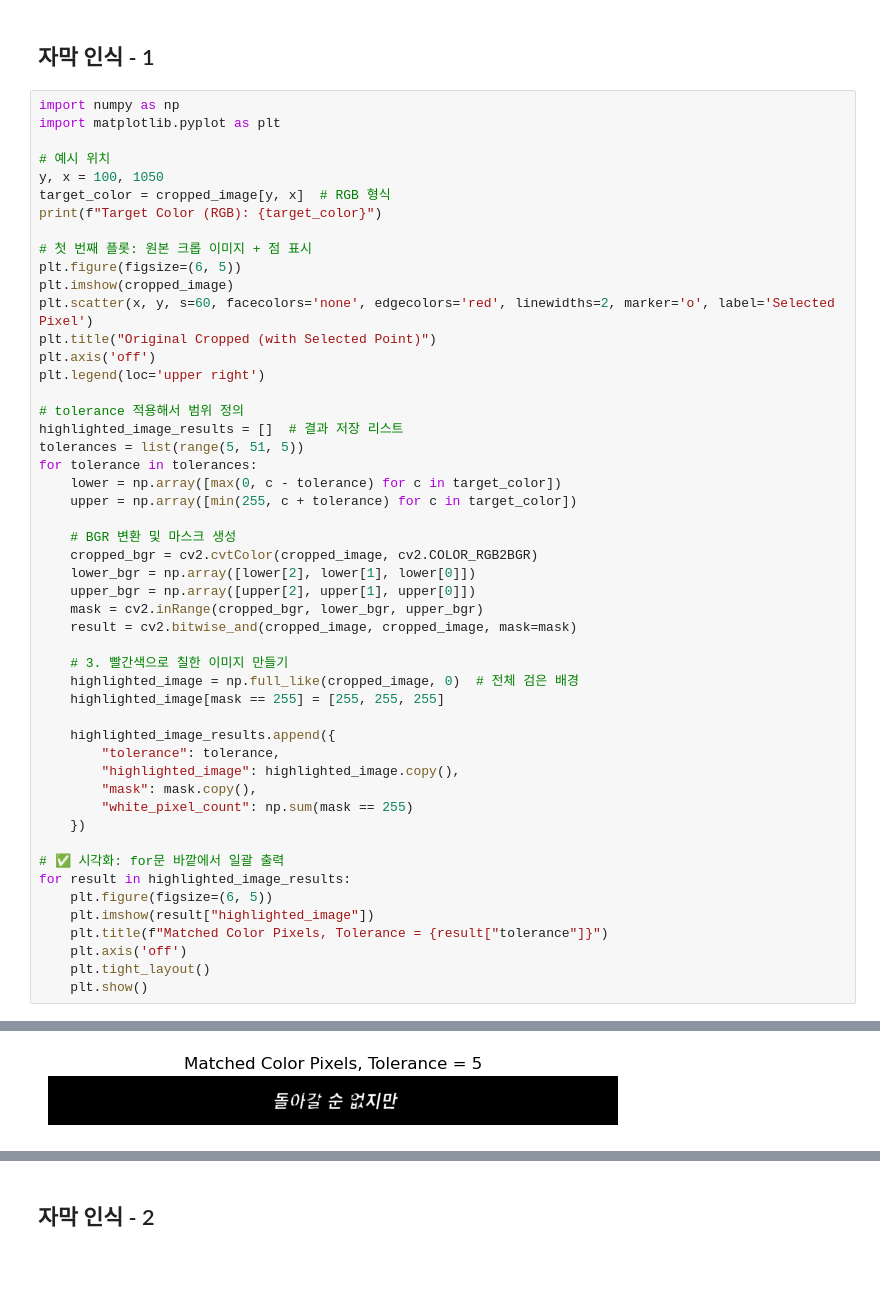
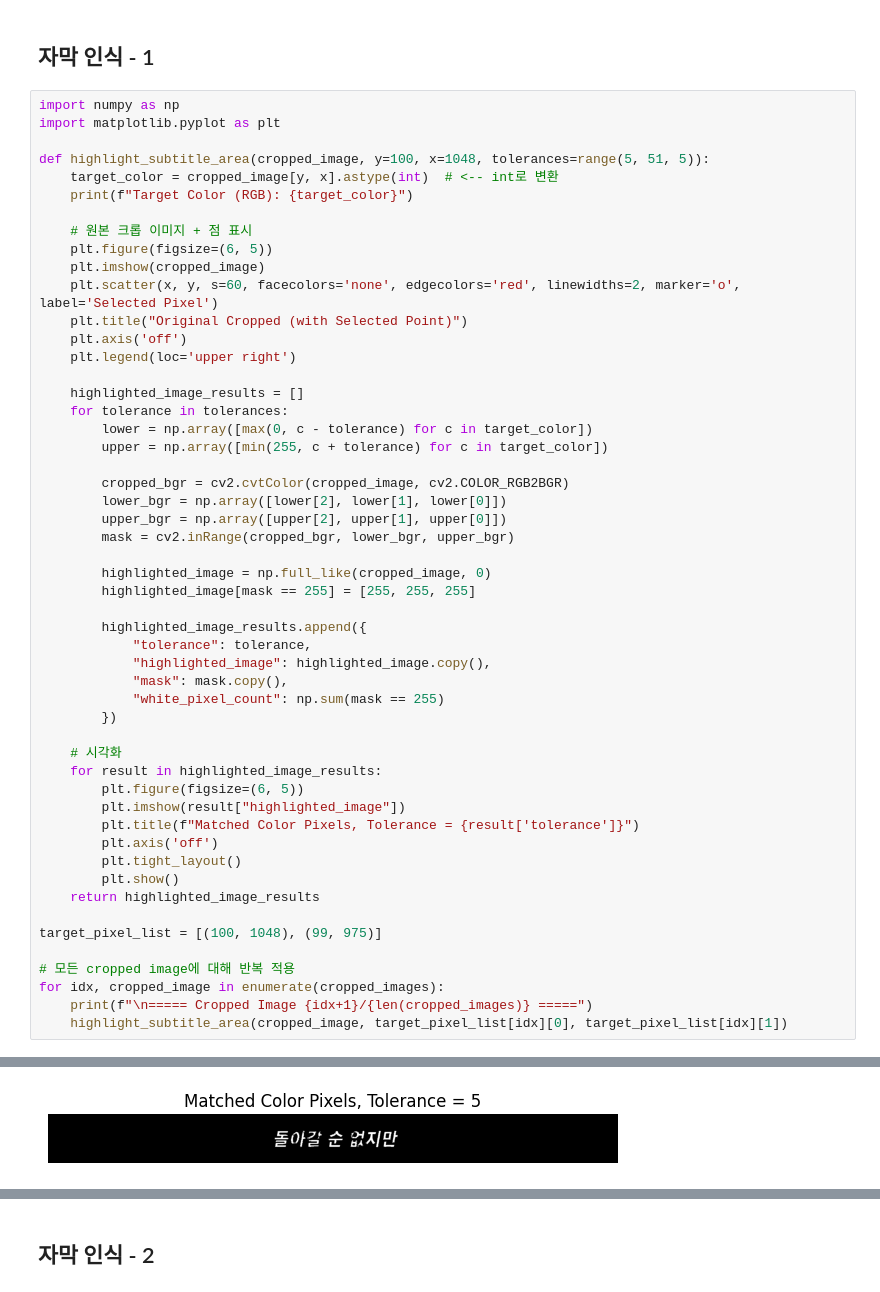
Before and after one commit to LeeGwanWoo/computer_vision_project, a Jupyter notebook: project.ipynb, the cells around one changed output, grey strips where cells are left out. Saved outputs shown, nothing was run; the diff lists cells and outputs as text; blank space fills up the shorter version.

```diff
--- a/project.ipynb
+++ b/project.ipynb
@@ -65,50 +85,52 @@ plt.show()
 import numpy as np
 import matplotlib.pyplot as plt
 
-# 예시 위치
-y, x = 100, 1050
-target_color = cropped_image[y, x]  # RGB 형식
-print(f"Target Color (RGB): {target_color}")
+def highlight_subtitle_area(cropped_image, y=100, x=1048, tolerances=range(5, 51, 5)):
+    target_color = cropped_image[y, x].astype(int)  # <-- int로 변환
+    print(f"Target Color (RGB): {target_color}")
 
-# 첫 번째 플롯: 원본 크롭 이미지 + 점 표시
-plt.figure(figsize=(6, 5))
-plt.imshow(cropped_image)
-plt.scatter(x, y, s=60, facecolors='none', edgecolors='red', linewidths=2, marker='o', label='Selected Pixel')
-plt.title("Original Cropped (with Selected Point)")
-plt.axis('off')
-plt.legend(loc='upper right')
+    # 원본 크롭 이미지 + 점 표시
+    plt.figure(figsize=(6, 5))
+    plt.imshow(cropped_image)
+    plt.scatter(x, y, s=60, facecolors='none', edgecolors='red', linewidths=2, marker='o', label='Selected Pixel')
+    plt.title("Original Cropped (with Selected Point)")
+    plt.axis('off')
+    plt.legend(loc='upper right')
 
-# tolerance 적용해서 범위 정의
-highlighted_image_results = []  # 결과 저장 리스트
-tolerances = list(range(5, 51, 5))
-for tolerance in tolerances:
-    lower = np.array([max(0, c - tolerance) for c in target_color])
-    upper = np.array([min(255, c + tolerance) for c in target_color])
+    highlighted_image_results = []
+    for tolerance in tolerances:
+        lower = np.array([max(0, c - tolerance) for c in target_color])
+        upper = np.array([min(255, c + tolerance) for c in target_color])
 
-    # BGR 변환 및 마스크 생성
-    cropped_bgr = cv2.cvtColor(cropped_image, cv2.COLOR_RGB2BGR)
-    lower_bgr = np.array([lower[2], lower[1], lower[0]])
-    upper_bgr = np.array([upper[2], upper[1], upper[0]])
-    mask = cv2.inRange(cropped_bgr, lower_bgr, upper_bgr)
-    result = cv2.bitwise_and(cropped_image, cropped_image, mask=mask)
+        cropped_bgr = cv2.cvtColor(cropped_image, cv2.COLOR_RGB2BGR)
+        lower_bgr = np.array([lower[2], lower[1], lower[0]])
+        upper_bgr = np.array([upper[2], upper[1], upper[0]])
+        mask = cv2.inRange(cropped_bgr, lower_bgr, upper_bgr)
 
-    # 3. 빨간색으로 칠한 이미지 만들기
-    highlighted_image = np.full_like(cropped_image, 0)  # 전체 검은 배경
-    highlighted_image[mask == 255] = [255, 255, 255]
+        highlighted_image = np.full_like(cropped_image, 0)
+        highlighted_image[mask == 255] = [255, 255, 255]
 
-    highlighted_image_results.append({
-        "tolerance": tolerance,
-        "highlighted_image": highlighted_image.copy(),
-        "mask": mask.copy(),
-        "white_pixel_count": np.sum(mask == 255)
-    })
+        highlighted_image_results.append({
+            "tolerance": tolerance,
+            "highlighted_image": highlighted_image.copy(),
+            "mask": mask.copy(),
+            "white_pixel_count": np.sum(mask == 255)
+        })
 
-# ✅ 시각화: for문 바깥에서 일괄 출력
-for result in highlighted_image_results:
-    plt.figure(figsize=(6, 5))
-    plt.imshow(result["highlighted_image"])
-    plt.title(f"Matched Color Pixels, Tolerance = {result["tolerance"]}")
-    plt.axis('off')
-    plt.tight_layout()
-    plt.show()
+    # 시각화
+    for result in highlighted_image_results:
+        plt.figure(figsize=(6, 5))
+        plt.imshow(result["highlighted_image"])
+        plt.title(f"Matched Color Pixels, Tolerance = {result['tolerance']}")
+        plt.axis('off')
+        plt.tight_layout()
+        plt.show()
+    return highlighted_image_results
+
+target_pixel_list = [(100, 1048), (99, 975)]
+
+# 모든 cropped image에 대해 반복 적용
+for idx, cropped_image in enumerate(cropped_images):
+    print(f"\n===== Cropped Image {idx+1}/{len(cropped_images)} =====")
+    highlight_subtitle_area(cropped_image, target_pixel_list[idx][0], target_pixel_list[idx][1])
 # %% [output]
@@ -115,3 +138,3 @@ for result in highlighted_image_results:
 Target Color (RGB): [4 0 0]
 [figure]
-[figure, old version]
+[figure, new version]
```
Also changed, not shown: parts of 4 cells of this notebook, 10 other files.
